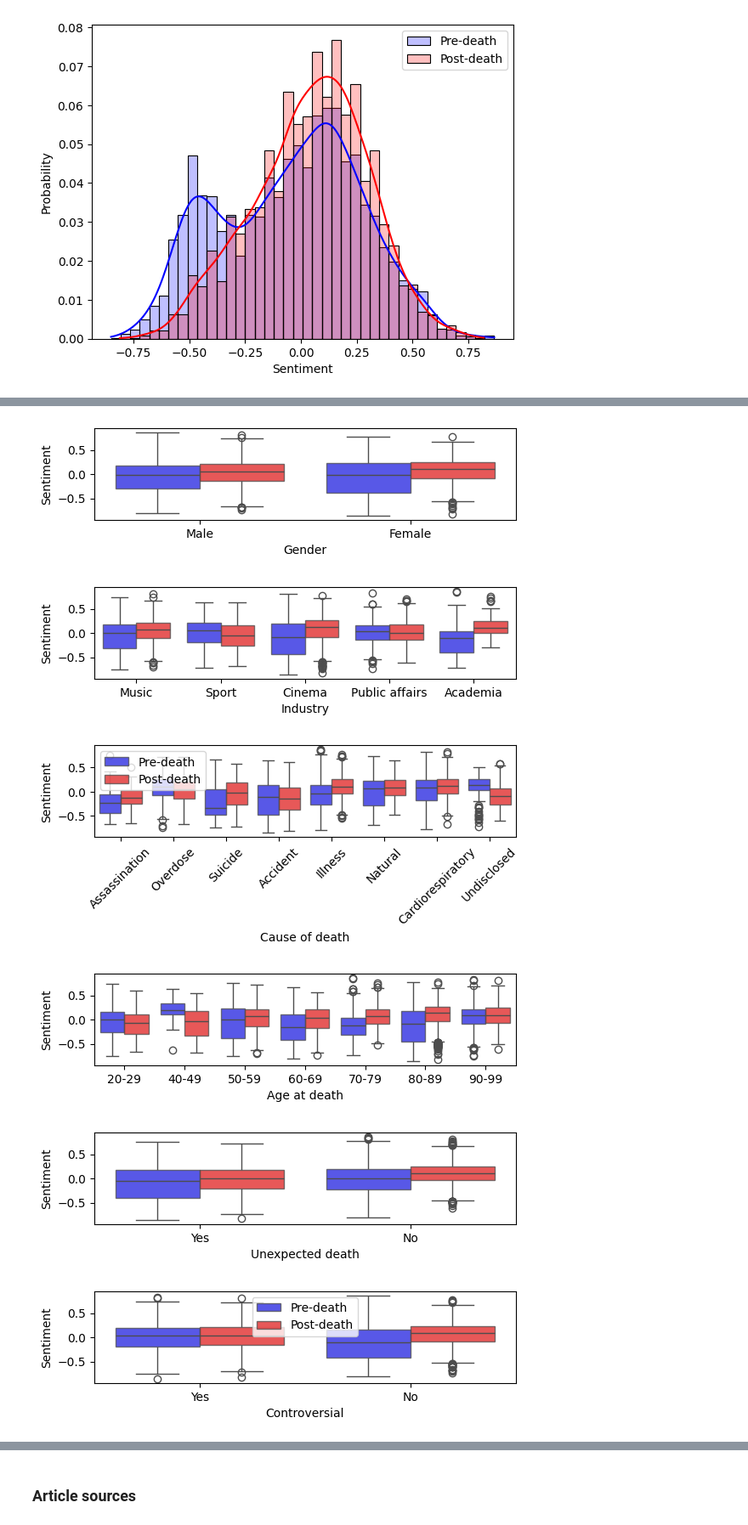
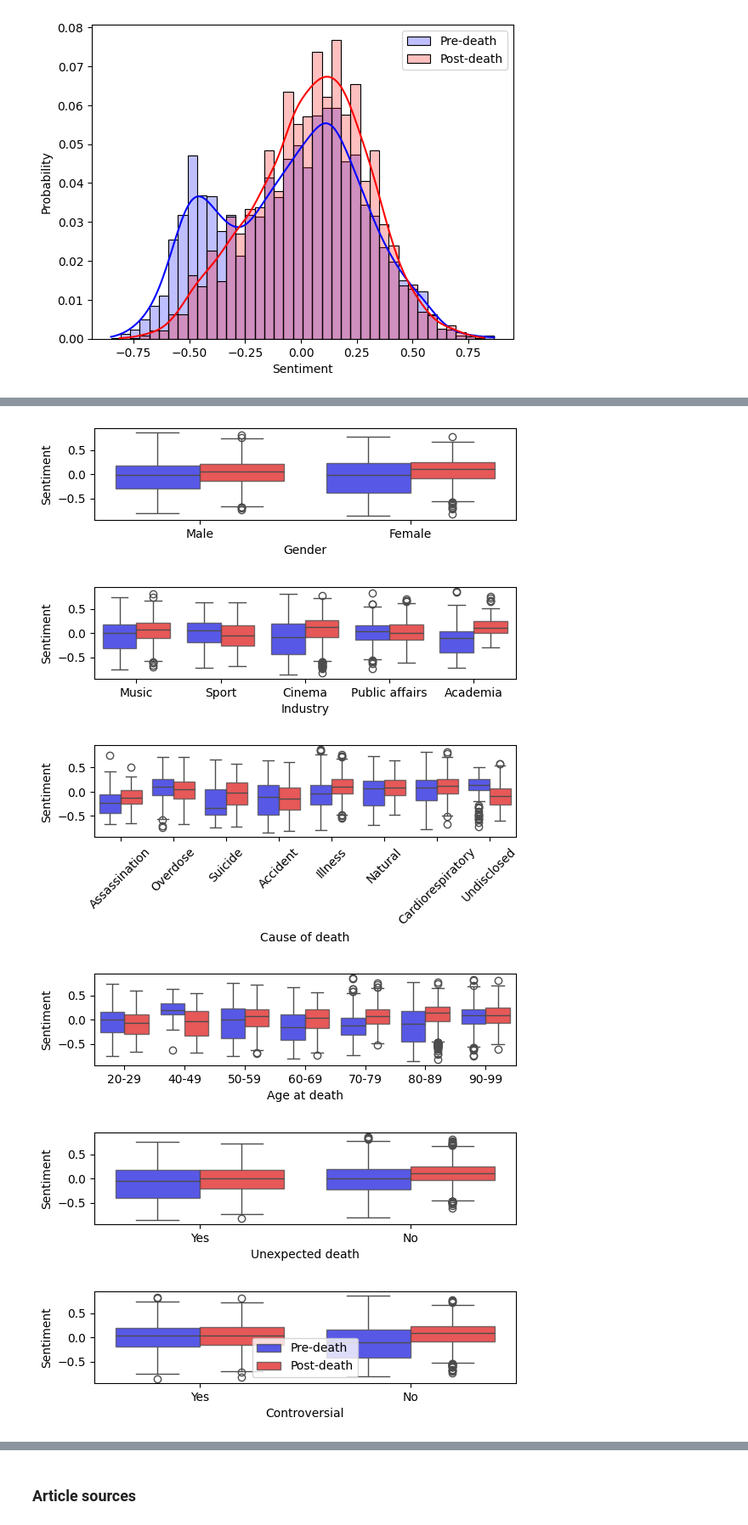
Before and after one commit to titouanjd/dsba-thesis, a Jupyter notebook: code/thesis_main.ipynb, the cells around one changed output, grey strips where cells are left out. Shown at 85% size. Drawn from its saved outputs; the diff is of its cells as text; code cells hidden in the pictures.

```diff
--- a/code/thesis_main.ipynb
+++ b/code/thesis_main.ipynb
@@ -383,7 +387,7 @@ celeb[celeb.isna().any(axis=1)]
 # %%
 assert celeb[celeb.isna().any(axis=1)].empty
 # %%
-celeb_filtered = celeb[celeb.index.isin(celeb_filter)].copy()
+celeb_final = celeb[celeb.index.isin(celeb_filter)].copy()
 # %%
 figsize_small = (FIGSIZE[0], 1.4)
 # %%
@@ -528,25 +532,2 @@ plt.savefig(f'plots/celeb_{x}.pdf', bbox_inches='tight', pad_inches=0)
 [figure]
 [figure]
-# %%
-# Death date
-x = 'death'
-fig, (ax1, ax2) = plt.subplots(1, 2, figsize=figsize_small, sharex=True, sharey=True, constrained_layout=constrained_layout)
-fig.subplots_adjust(wspace=wspace)
-
-celeb_yearly_counts = celeb[x].dt.year.value_counts().sort_index()
-celeb_filtered_yearly_counts = celeb_filtered[x].dt.year.value_counts().sort_index()
-
-ax1.bar(celeb_yearly_counts.index, celeb_yearly_counts, color='gray')
-ax1.tick_params('x', rotation=45)
-ax1.set_xlabel('Year of death')
-
-ax2.bar(celeb_filtered_yearly_counts.index, celeb_filtered_yearly_counts, color='gray')
-ax2.tick_params('x', rotation=45)
-ax2.set_xlabel('Year of death')
-
-ax1.set_ylabel('Count')
-ax1.set_xticks(range(celeb_yearly_counts.index.min(), celeb_yearly_counts.index.max() + 1), labels=celeb_yearly_counts.index)
-ax1.set_title(f'Original dataset ($n={len(celeb)}$)', size=14)
-ax2.set_title(f'Filtered dataset ($n={len(celeb_filtered)}$)', size=14)
-
-# plt.savefig(f'plots/celeb_{x}.pdf', bbox_inches='tight', pad_inches=0)
@@ -702,7 +627,7 @@ plot_densities(pre_death, post_death, fig_name='pre_post_agg')
 # %% [output]
 [figure]
 # %%
-articles_merged = articles.merge(celeb_filtered, left_on='name', right_index=True)
+articles_merged = articles.merge(celeb_final, left_on='name', right_index=True)
 articles_merged = articles_merged.sort_values('age')
 articles_merged.columns = articles_merged.columns.str.capitalize()
 
@@ -712,7 +637,7 @@ constrained_layout = False
 fig, ax = plt.subplots(figsize=figsize_small, constrained_layout=constrained_layout)
 sns.boxplot(x='English', y='Sentiment', hue='Period', data=articles_merged, palette=PALETTE, ax=ax, boxprops={'alpha': ALPHA})
 ax.set_xlabel('English-speaking country')
-ax.legend([], frameon=False)
+ax.legend(title='', loc='upper center')
 plt.savefig('plots/art_english.pdf', bbox_inches='tight', pad_inches=0)
 
 # Gender
@@ -732,7 +657,7 @@ fig, ax = plt.subplots(figsize=figsize_small, constrained_layout=constrained_lay
 sns.boxplot(x='Cause', y='Sentiment', hue='Period', data=articles_merged, palette=PALETTE, ax=ax, boxprops={'alpha': ALPHA})
 ax.tick_params(axis='x', rotation=45)
 ax.set_xlabel('Cause of death')
-ax.legend(title='')
+ax.legend([], frameon=False)
 plt.savefig('plots/art_cause.pdf', bbox_inches='tight', pad_inches=0)
 
 # Age at death
@@ -752,6 +677,6 @@ plt.savefig('plots/art_unexpected.pdf', bbox_inches='tight', pad_inches=0)
 # Controversial
 fig, ax = plt.subplots(figsize=figsize_small, constrained_layout=constrained_layout)
 sns.boxplot(x='Controversial', y='Sentiment', hue='Period', data=articles_merged, palette=PALETTE, ax=ax, boxprops={'alpha': ALPHA})
-ax.legend(title='')
+ax.legend(title='', loc='lower center')
 plt.savefig('plots/art_controversial.pdf', bbox_inches='tight', pad_inches=0)
 # %% [output]
@@ -759,6 +684,6 @@ plt.savefig('plots/art_controversial.pdf', bbox_inches='tight', pad_inches=0)
 [figure]
 [figure]
-[figure, old version]
+[figure, new version]
 [figure]
 [figure]
-[figure, old version]
+[figure, new version]
```
Also changed, not shown: parts of 50 cells of this notebook.
